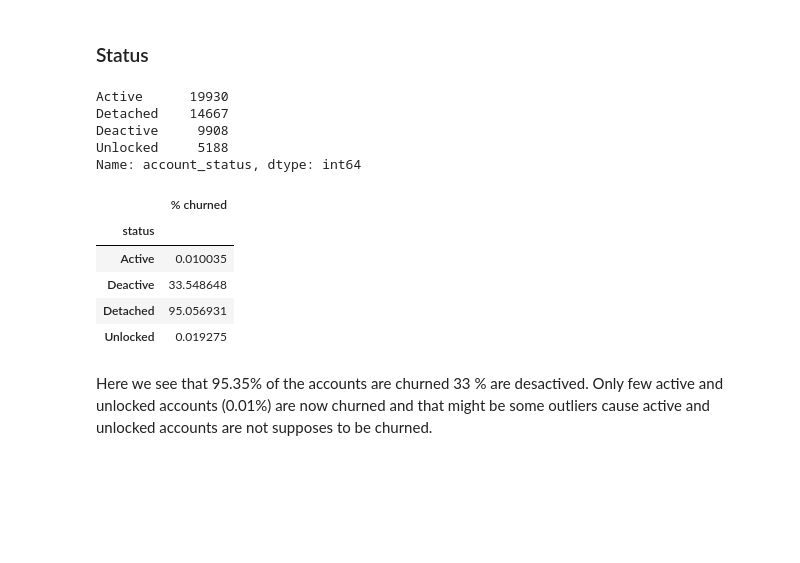
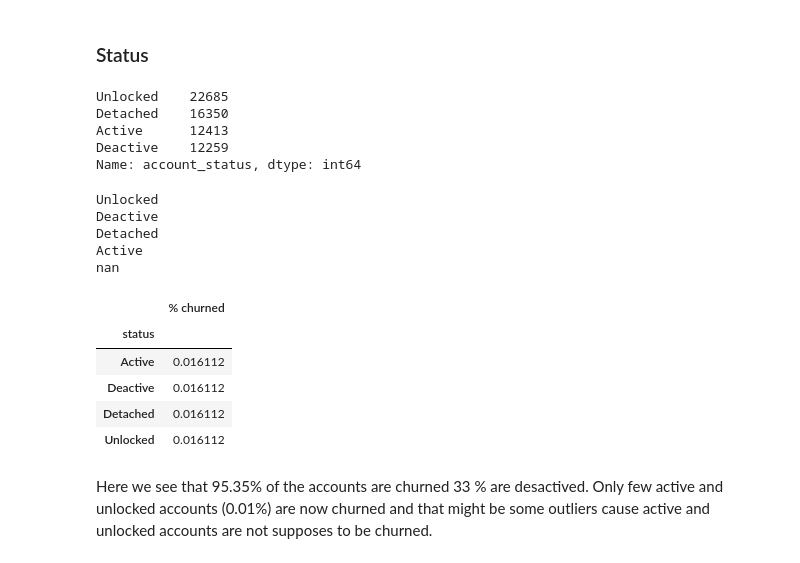
Before and after one commit to 134130U/Oolu_churn_modeling, a Jupyter notebook: oolu_ML_begining.ipynb, the cells around one changed output. Drawn from its saved outputs; the diff is of its cells as text; code cells hidden in the pictures; blank space fills up the shorter version.

```diff
--- a/oolu_ML_begining.ipynb
+++ b/oolu_ML_begining.ipynb
@@ -79,5 +82,5 @@ The EDA is the first step of our machine learning modeling. It's gonna composed
 # %%
-df1 = pd.read_csv('churndata.csv')
+df1 = pd.read_csv('churndata_10_20.csv', low_memory=False)
 # %%
 df = df1.copy()
 df.head()
@@ -195,28 +197,34 @@ there are 21 numerical variables and 12 none numerical in the data set
 # %%
 df['account_status'].value_counts()
 # %% [output]
-Active      19930
-Detached    14667
-Deactive     9908
-Unlocked     5188
+Unlocked    22685
+Detached    16350
+Active      12413
+Deactive    12259
 Name: account_status, dtype: int64
 # %%
 AccountStatus = pd.DataFrame(columns = ['status','% churned'])
 i=0
 for status in list(df['account_status'].unique()):
-    ratio = df[(df['account_status']==status)&(df['written_off']==True)].shape[0] / df[df['account_status']==status].shape[0]
+#     ratio = df[(df['account_status']==status)&(df['written_off']==True)].shape[0] / df[df['account_status']==status].shape[0]
+    print(status)
     AccountStatus.loc[i] = (status, ratio*100)
     i += 1
 df_Status= AccountStatus.groupby(by="status").sum()
 #df_Status.iplot(kind='bar',title='Chuned account by Status (%)')
 df_Status
 # %% [output]
+Unlocked
+Deactive
+Detached
+Active
+nan
 |  | % churned |
 | status |  |
-| Active | 0.010035 |
-| Deactive | 33.548648 |
-| Detached | 95.056931 |
-| Unlocked | 0.019275 |
+| Active | 0.016112 |
+| Deactive | 0.016112 |
+| Detached | 0.016112 |
+| Unlocked | 0.016112 |
 # %% [markdown]
 Here we see that 95.35% of the accounts are churned 33 % are desactived. Only few active and unlocked accounts (0.01%) are now churned and that might be some outliers cause active and unlocked accounts are not supposes to be churned.
 # %% [markdown]
```
Also changed, not shown: parts of 13 cells of this notebook, 3 other files.
